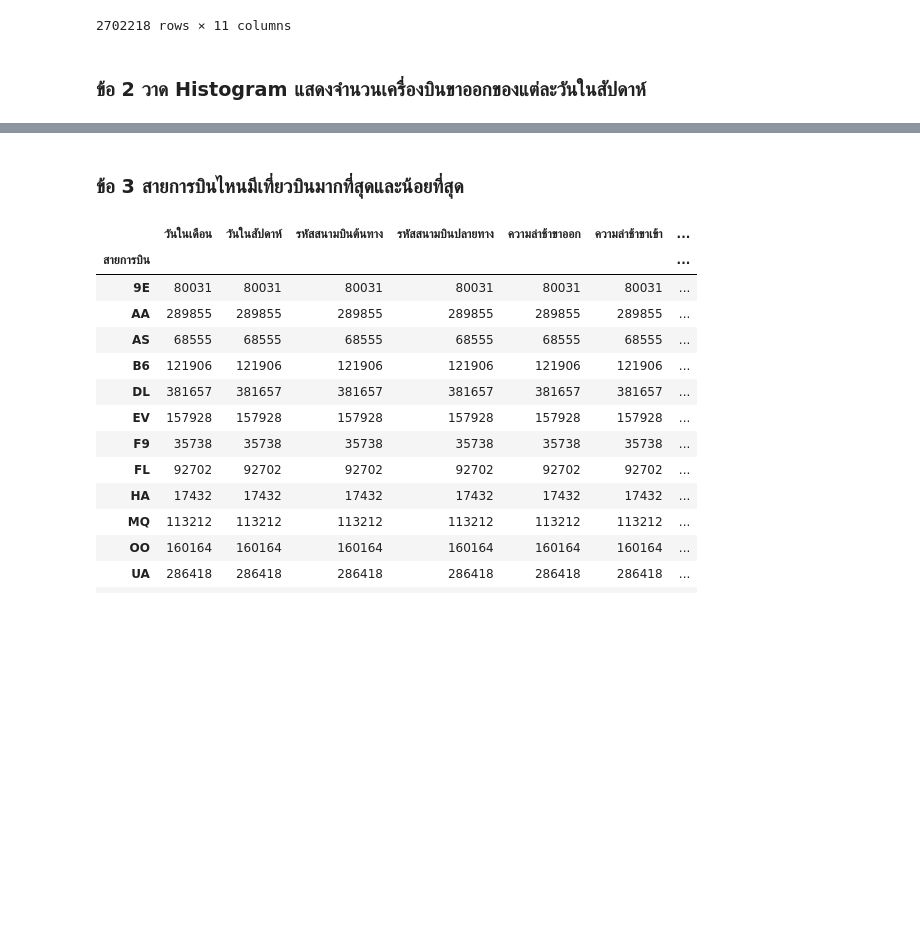
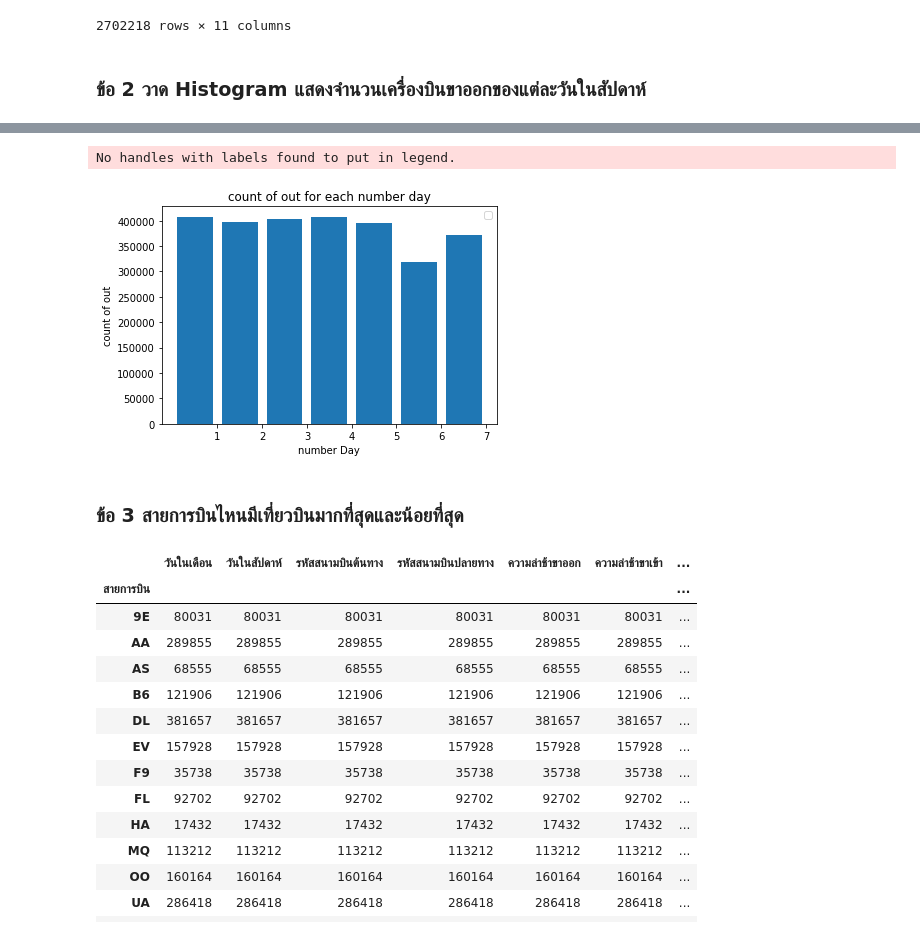
Before and after one commit to PhinyadaPhen/DWDM21, a Jupyter notebook: MiniExam.ipynb, the cells around one changed output, grey strips where cells are left out. Cells and saved outputs as stored; diff of their text form; code cells hidden in the pictures; blank space fills up the shorter version.

```diff
--- a/MiniExam.ipynb
+++ b/MiniExam.ipynb
@@ -113,2 +114,5 @@ Merge_flights_airports.dropna() # ดูค่า missing
 import pandas as pd
 import matplotlib.pyplot as plt # import matplotlib เพื่อเรียกใช้งานฟังก์ชั่นสำหรับพล็อตฮิสโทแกรม
+# %%
+HisFlights = Merge_flights_airports.merge(airports,how='left',left_on='รหัสสนามบินต้นทาง',right_on='รหัสสนามบิน')
+HisFlights
@@ -114,0 +133,3 @@ import matplotlib.pyplot as plt # import matplotlib เพื่อเรีย
+# %%
+week = HisFlights.groupby('วันในสัปดาห์')[['รหัสสนามบินต้นทาง']].count()
+week
@@ -114,0 +146,3 @@ import matplotlib.pyplot as plt # import matplotlib เพื่อเรีย
+# %%
+week.reset_index(inplace=True)
+week
@@ -115,3 +158,13 @@ import matplotlib.pyplot as plt # import matplotlib เพื่อเรีย
+# %%
+plt.bar(np.arange(len(week.iloc[:,1])), week.iloc[:,1])
+plt.xlabel('number Day')
+plt.ylabel('count of out')
+plt.title('count of out for each number day')
+plt.xticks(np.arange(len(week.iloc[:,0]))+0.5, week.iloc[:,0])
+plt.legend();
+# %% [output]
+No handles with labels found to put in legend.
+[figure, added]
 # %% [markdown]
 ### ข้อ 3 สายการบินไหนมีเที่ยวบินมากที่สุดและน้อยที่สุด
 # %%
```
Also changed, not shown: parts of 4 cells of this notebook.
